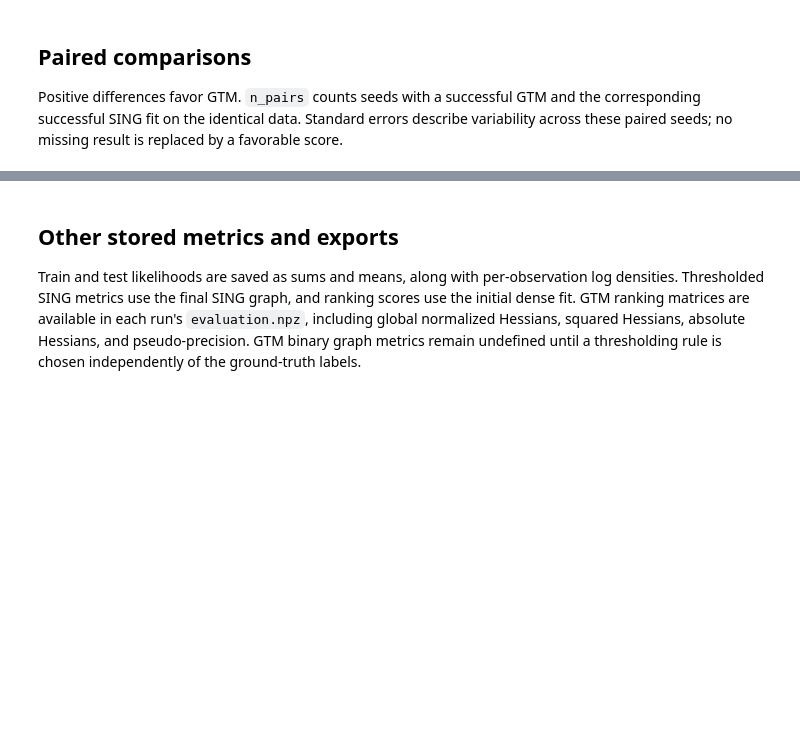
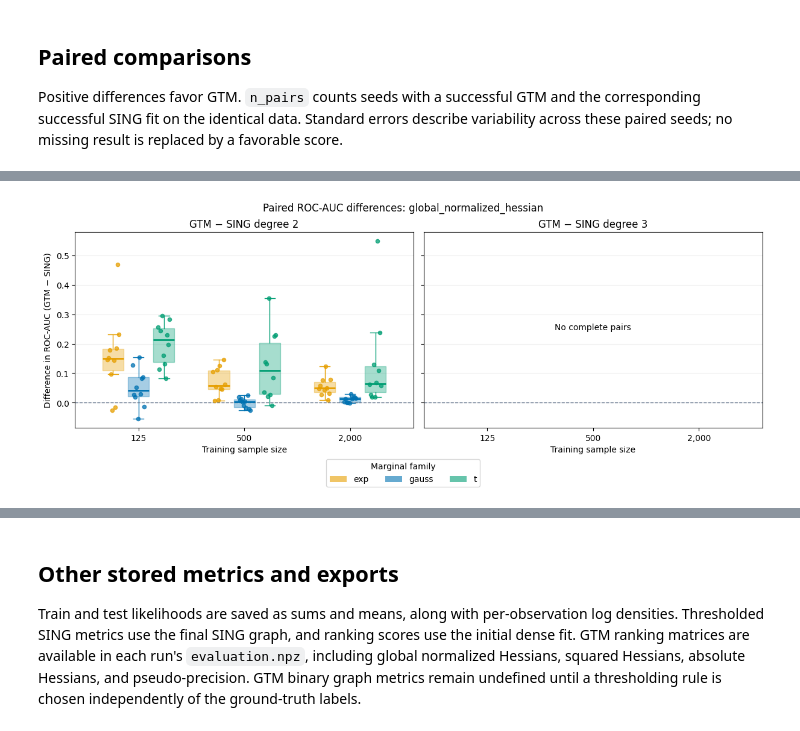
Before and after one commit to MatthiasHerp/gtm, a Jupyter notebook: sing_experiments/sing_gtm_comparison.ipynb, the cells around one changed output, grey strips where cells are left out. Drawn from its saved outputs; the diff is of its cells as text; code cells hidden in the pictures; blank space fills up the shorter version.

Commit message:
updated sing simulation an dmagic experiments: degree 2 sim analysis. degreee 3 rerun with more iter and only in higher N as otherwise failed. magic rerun with nonparanormal as well.

```diff
--- a/sing_experiments/sing_gtm_comparison.ipynb
+++ b/sing_experiments/sing_gtm_comparison.ipynb
@@ -148,0 +256,100 @@ No complete GTM/SING pairs yet.
+# %%
+from matplotlib.patches import Patch
+
+GTM_AUC_SCORES = ['global_normalized_hessian', 'squared_hessian', 'pseudo_precision']
+MARGINAL_COLORS = {'exp': '#e69f00', 'gauss': '#0072b2', 't': '#009e73'}
+
+
+def seed_differences(metric, gtm_score=None):
+    """Pair individual successful seeds, preserving dataset identity checks."""
+    columns = ['n_train', 'marginals', 'seed', 'sing_model', 'difference']
+    if results.empty:
+        return pd.DataFrame(columns=columns)
+    good = results.loc[results.status.eq('ok')].copy()
+    if good.empty:
+        return pd.DataFrame(columns=columns)
+    if gtm_score is not None:
+        score_column = f'roc_auc_{gtm_score}'
+        if score_column not in good:
+            print(f'No saved {score_column} values; no pairs available for this score.')
+            return pd.DataFrame(columns=columns)
+        mask = good.model.eq('GTM')
+        good.loc[mask, metric] = good.loc[mask, score_column]
+    # Reject duplicate fits and mismatched cached datasets before pairing.
+    paired_comparisons(good, metric)
+    table = good.pivot(index=['n_train', 'marginals', 'seed'], columns='model', values=metric)
+    if 'GTM' not in table:
+        return pd.DataFrame(columns=columns)
+    differences = []
+    for degree in study['sing_degrees']:
+        model = f'SING degree {degree}'
+        if model not in table:
+            continue
+        pairs = table[['GTM', model]].replace([np.inf, -np.inf], np.nan).dropna()
+        rows = (pairs['GTM'] - pairs[model]).rename('difference').reset_index()
+        rows['sing_model'] = model
+        differences.append(rows)
+    return pd.concat(differences, ignore_index=True) if differences else pd.DataFrame(columns=columns)
+
+
+def plot_seed_difference_boxes(differences, label, title, yscale='linear'):
+    if differences.empty:
+        print(f'{title}: waiting for complete GTM/SING pairs.')
+        return
+    families = [family for family in ['exp', 'gauss', 't'] if family in study['marginals']]
+    sizes = study['train_sizes']
+    models = [f'SING degree {degree}' for degree in study['sing_degrees']]
+    fig, axes = plt.subplots(1, len(models), figsize=(6 * len(models), 4.8),
+                             squeeze=False, sharey=True, constrained_layout=True)
+    offsets = (np.arange(len(families)) - (len(families) - 1) / 2) * 0.24
+    for ax, model in zip(axes[0], models):
+        subset = differences.loc[differences.sing_model.eq(model)]
+        for offset, family in zip(offsets, families):
+            for j, size in enumerate(sizes):
+                values = subset.loc[subset.marginals.eq(family) & subset.n_train.eq(size)]
+                values = values.sort_values('seed')['difference'].to_numpy()
+                if len(values) == 0:
+                    continue
+                position = j + offset
+                color = MARGINAL_COLORS[family]
+                ax.boxplot([values], positions=[position], widths=0.20, patch_artist=True,
+                           manage_ticks=False, showfliers=False,
+                           boxprops={'facecolor': color, 'edgecolor': color, 'alpha': 0.35},
+                           medianprops={'color': color, 'linewidth': 2},
+                           whiskerprops={'color': color}, capprops={'color': color})
+                # One point per paired seed, including outliers; deterministic offsets.
+                jitter = np.linspace(-0.055, 0.055, len(values)) if len(values) > 1 else np.zeros(1)
+                ax.scatter(position + jitter, values, color=color, s=20, alpha=0.75, zorder=3)
+        if yscale == 'symlog':
+            ax.set_yscale('symlog', linthresh=0.01)
+        else:
+            ax.set_yscale(yscale)
+        ax.axhline(0, color='#64748b', linestyle='--', linewidth=1)
+        ax.set(xticks=np.arange(len(sizes)), xticklabels=[f'{n:,}' for n in sizes],
+               xlabel='Training sample size', title=f'GTM − {model}',
+               xlim=(-0.6, len(sizes) - 0.4))
+        ax.grid(axis='y', alpha=0.2)
+        if subset.empty:
+            ax.text(0.5, 0.5, 'No complete pairs', ha='center', transform=ax.transAxes)
+    axes[0, 0].set_ylabel(label)
+    fig.suptitle(title)
+    fig.legend(handles=[Patch(facecolor=MARGINAL_COLORS[f], label=f, alpha=0.6) for f in families],
+               title='Marginal family', loc='outside lower center', ncol=len(families))
+    plt.show()
+
+
+# Each GTM AUC variant is compared with the same initial-dense SING AUC.
+# These plots are independent of GTM_SCORE used in the earlier panels.
+auc_seed_differences = {}
+for score in GTM_AUC_SCORES:
+    differences = seed_differences('roc_auc', gtm_score=score)
+    auc_seed_differences[score] = differences
+    plot_seed_difference_boxes(differences, 'Difference in ROC-AUC (GTM − SING)',
+                               f'Paired ROC-AUC differences: {score}')
+
+loglik_seed_differences = seed_differences('test_loglik_mean')
+plot_seed_difference_boxes(loglik_seed_differences,
+                           'Difference in test mean joint log likelihood (GTM − SING)',
+                           'Paired test mean joint log-likelihood differences', yscale='symlog')
+# %% [output]
+[figure, added]
```
Also changed, not shown: parts of 10 cells of this notebook, 19 other files.
